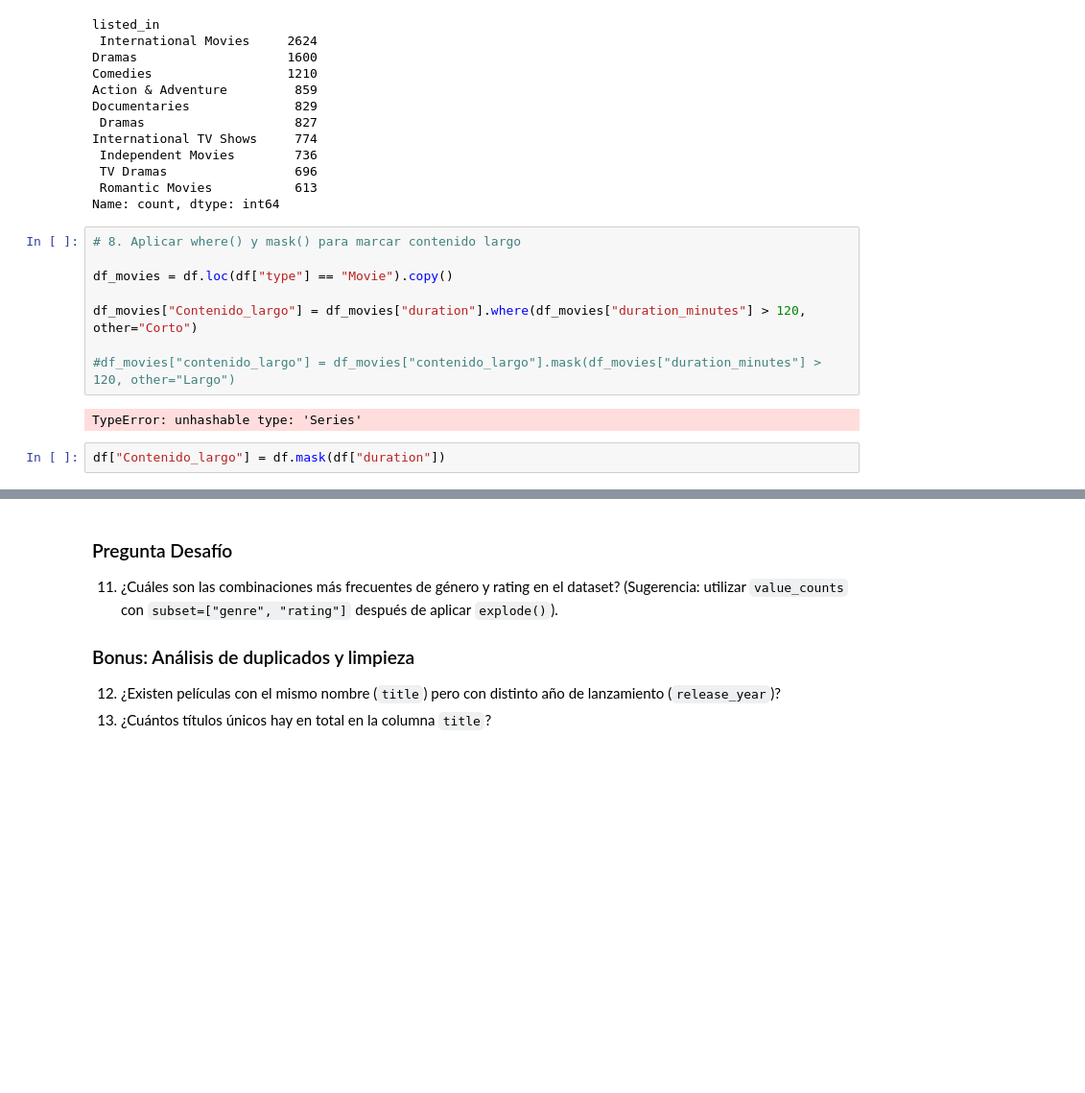
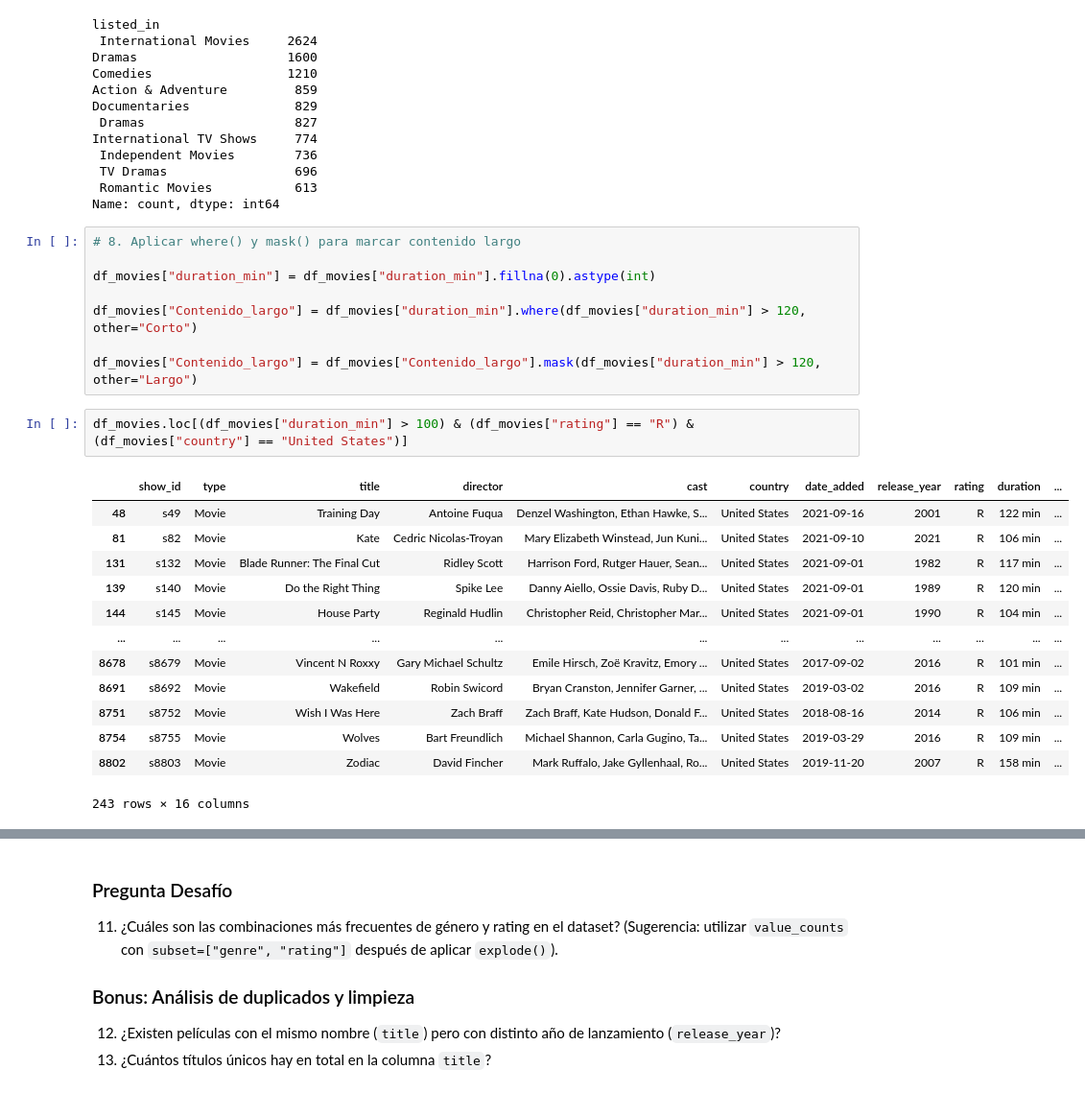
Before and after one commit to DiegoCherry/Mat-306, a Jupyter notebook: docs/codes/labs/lab_03.ipynb, the cells around one changed output, grey strips where cells are left out. Shown at 96% size. Saved outputs shown, nothing was run; the diff lists cells and outputs as text; blank space fills up the shorter version.

```diff
--- a/docs/codes/labs/lab_03.ipynb
+++ b/docs/codes/labs/lab_03.ipynb
@@ -202,12 +249,24 @@ Name: count, dtype: int64
 # %%
 # 8. Aplicar where() y mask() para marcar contenido largo
 
-df_movies = df.loc(df["type"] == "Movie").copy()
+df_movies["duration_min"] = df_movies["duration_min"].fillna(0).astype(int)
 
-df_movies["Contenido_largo"] = df_movies["duration"].where(df_movies["duration_minutes"] > 120, other="Corto")
+df_movies["Contenido_largo"] = df_movies["duration_min"].where(df_movies["duration_min"] > 120, other="Corto")
 
-#df_movies["contenido_largo"] = df_movies["contenido_largo"].mask(df_movies["duration_minutes"] > 120, other="Largo")
+df_movies["Contenido_largo"] = df_movies["Contenido_largo"].mask(df_movies["duration_min"] > 120, other="Largo")
-# %% [output]
-TypeError: unhashable type: 'Series'
-# %%
-df["Contenido_largo"] = df.mask(df["duration"])
+# %%
+df_movies.loc[(df_movies["duration_min"] > 100) & (df_movies["rating"] == "R") & (df_movies["country"] == "United States")]
+# %% [output]
+|  | show_id | type | title | director | cast | country | date_added | release_year | rating | duration | ... |
+| 48 | s49 | Movie | Training Day | Antoine Fuqua | Denzel Washington, Ethan Hawke, S... | United States | 2021-09-16 | 2001 | R | 122 min | ... |
+| 81 | s82 | Movie | Kate | Cedric Nicolas-Troyan | Mary Elizabeth Winstead, Jun Kuni... | United States | 2021-09-10 | 2021 | R | 106 min | ... |
+| 131 | s132 | Movie | Blade Runner: The Final Cut | Ridley Scott | Harrison Ford, Rutger Hauer, Sean... | United States | 2021-09-01 | 1982 | R | 117 min | ... |
+| 139 | s140 | Movie | Do the Right Thing | Spike Lee | Danny Aiello, Ossie Davis, Ruby D... | United States | 2021-09-01 | 1989 | R | 120 min | ... |
+| 144 | s145 | Movie | House Party | Reginald Hudlin | Christopher Reid, Christopher Mar... | United States | 2021-09-01 | 1990 | R | 104 min | ... |
+| ... | ... | ... | ... | ... | ... | ... | ... | ... | ... | ... | ... |
+| 8678 | s8679 | Movie | Vincent N Roxxy | Gary Michael Schultz | Emile Hirsch, Zoë Kravitz, Emory ... | United States | 2017-09-02 | 2016 | R | 101 min | ... |
+| 8691 | s8692 | Movie | Wakefield | Robin Swicord | Bryan Cranston, Jennifer Garner, ... | United States | 2019-03-02 | 2016 | R | 109 min | ... |
+| 8751 | s8752 | Movie | Wish I Was Here | Zach Braff | Zach Braff, Kate Hudson, Donald F... | United States | 2018-08-16 | 2014 | R | 106 min | ... |
+| 8754 | s8755 | Movie | Wolves | Bart Freundlich | Michael Shannon, Carla Gugino, Ta... | United States | 2019-03-29 | 2016 | R | 109 min | ... |
+| 8802 | s8803 | Movie | Zodiac | David Fincher | Mark Ruffalo, Jake Gyllenhaal, Ro... | United States | 2019-11-20 | 2007 | R | 158 min | ... |
+243 rows × 16 columns
```
Also changed, not shown: parts of 15 cells of this notebook.
